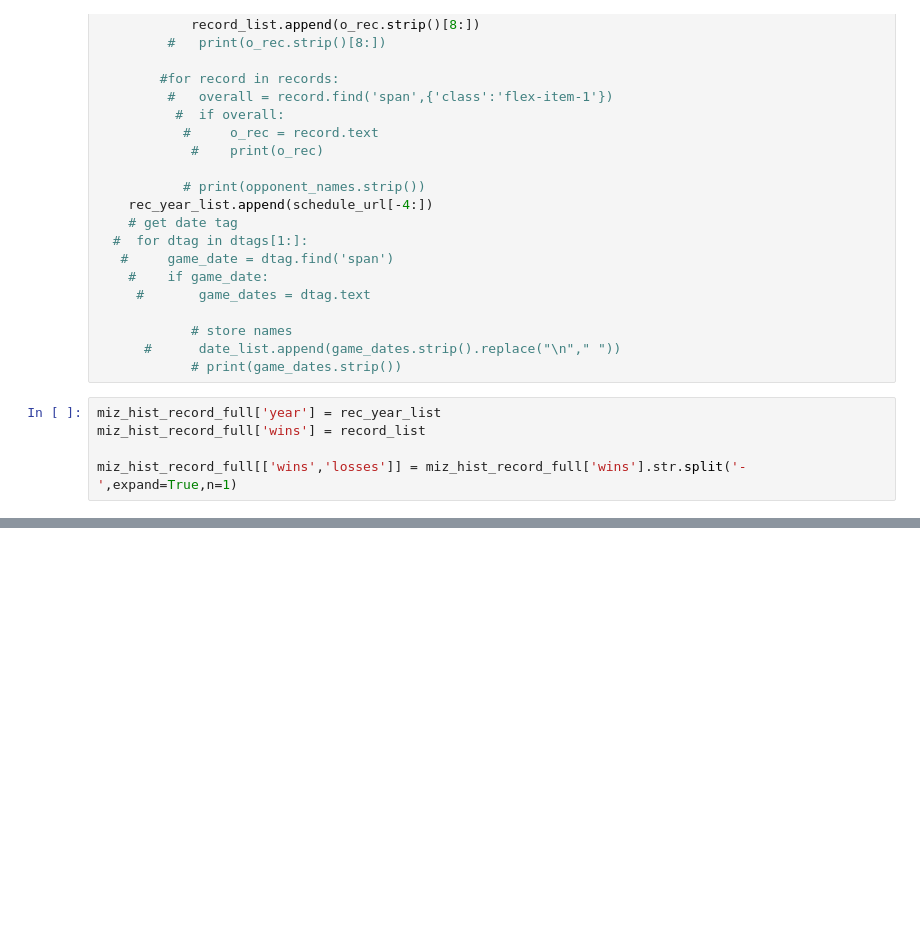
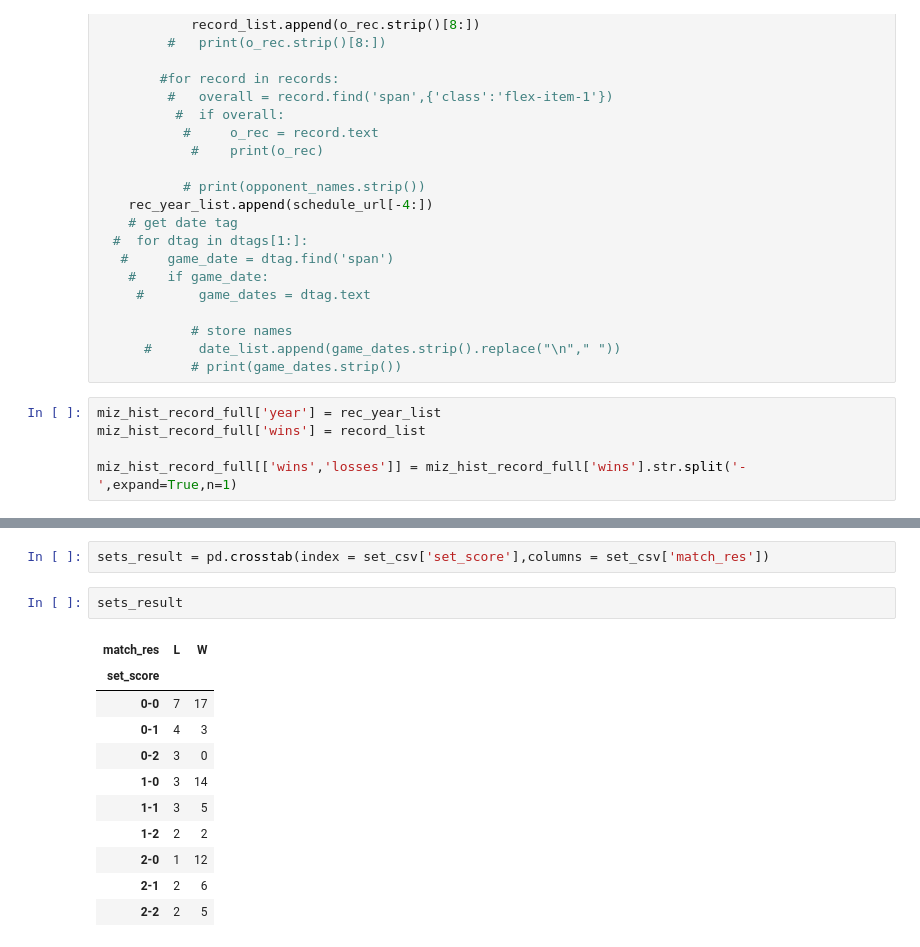
Before and after one commit to gcdean38/MSM_python, a Jupyter notebook: kcou/volleyball/w_volleyball.ipynb, the cells around one changed output, grey strips where cells are left out. Cells and saved outputs as stored; diff of their text form; blank space fills up the shorter version.

```diff
--- a/kcou/volleyball/w_volleyball.ipynb
+++ b/kcou/volleyball/w_volleyball.ipynb
@@ -474,0 +483,16 @@ opponent_list_so
+# %%
+sets_result = pd.crosstab(index = set_csv['set_score'],columns = set_csv['match_res'])
+# %%
+sets_result
+# %% [output]
+| match_res | L | W |
+| set_score |  |  |
+| 0-0 | 7 | 17 |
+| 0-1 | 4 | 3 |
+| 0-2 | 3 | 0 |
+| 1-0 | 3 | 14 |
+| 1-1 | 3 | 5 |
+| 1-2 | 2 | 2 |
+| 2-0 | 1 | 12 |
+| 2-1 | 2 | 6 |
+| 2-2 | 2 | 5 |
```
Also changed, not shown: parts of 37 cells of this notebook, 1 other file.
